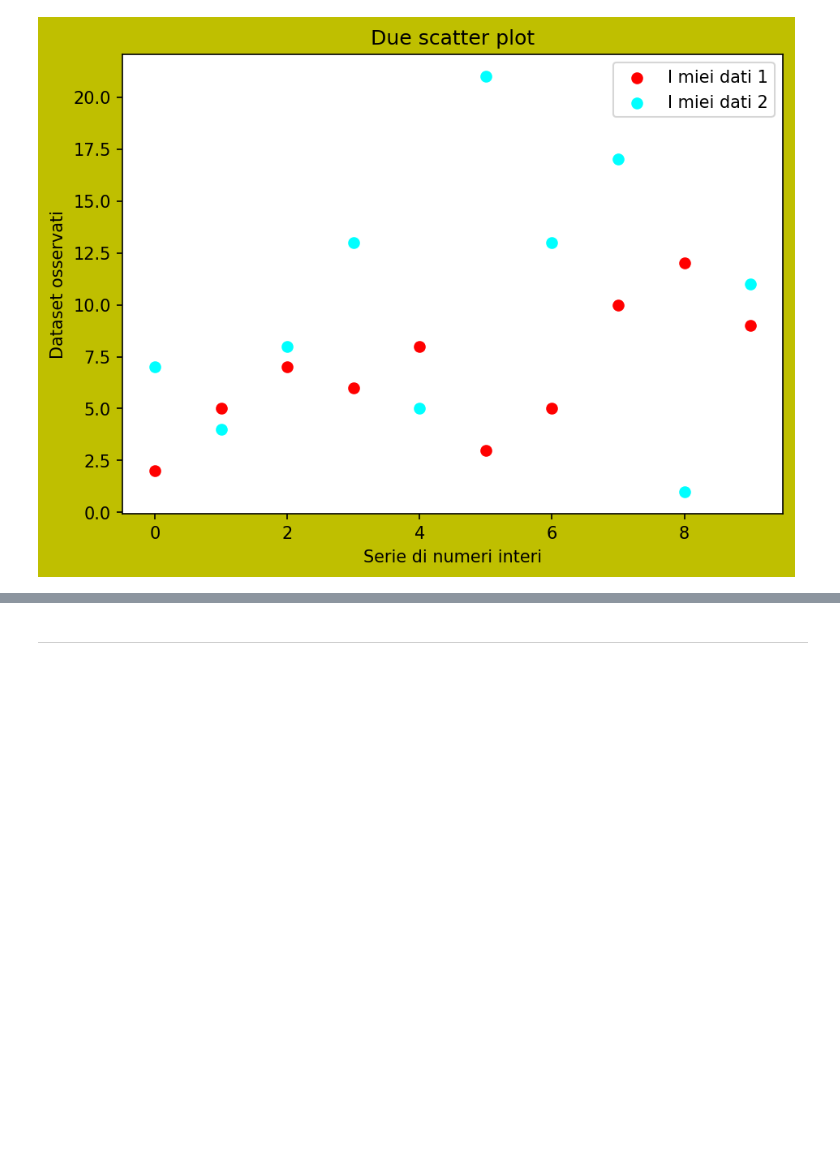
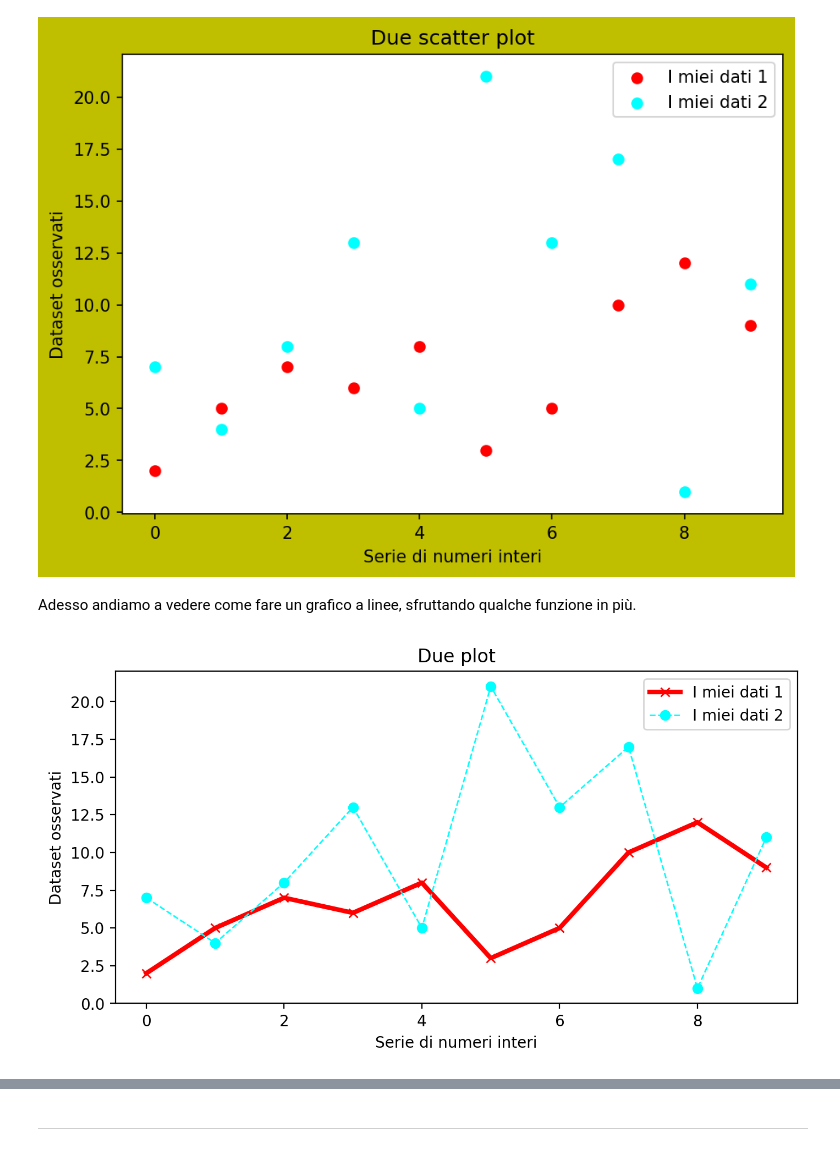
Before and after one commit to simonelucchesi/Python_room, a Jupyter notebook: Notebooks/Python room 2 .ipynb, the cells around one changed output, grey strips where cells are left out. Drawn from its saved outputs; the diff is of its cells as text; code cells hidden in the pictures; blank space fills up the shorter version.

```diff
--- a/Notebooks/Python room 2 .ipynb
+++ b/Notebooks/Python room 2 .ipynb
@@ -1026,3 +1036,48 @@ plt.legend()
 plt.show()
 # %% [output]
 [figure]
+# %% [markdown]
+Adesso andiamo a vedere come fare un grafico a linee, sfruttando qualche funzione in più.
+# %%
+esempio_dati1=[2,5,7,6,8,3,5,10,12,9]
+esempio_dati2=[7,4,8,13,5,21,13,17,1,11]
+
+#Plotting del primo set di dati
+
+fig =plt.figure(figsize=(8,4),dpi=200,facecolor='w')
+
+plt.plot(range(len(esempio_dati1)),   #questo è il numero di dati che abbiamo
+          esempio_dati1,               #questi sono i nostri dati rappresentati sull'asse x
+          label = "I miei dati 1",       #etichetta dei nostri dati
+          color ='red',                 #colore dei nostri puntini
+          marker="x",                  #simbolo da mettere al posto dei puntini
+          linestyle="-",               #stile linea
+          linewidth=3)                 #spessore linea
+
+
+#Plotting del secondo set di dati nel medesimo canvas
+
+plt.plot(range(len(esempio_dati2)),  #questo è il numero di dati che abbiamo
+         esempio_dati2,              #questi sono i nostri dati rappresentati sull'asse x
+         label="I miei dati 2",      #etichetta dei nostri dati
+         color='cyan',               #colore dei nostri puntini
+         marker="o",
+         linestyle="--",
+         linewidth=1)
+
+#Denominazione degli assi
+
+plt.xlabel("Serie di numeri interi")
+plt.ylabel("Dataset osservati")
+
+#Titolo del grafico
+plt.title("Due plot")
+
+#Usiamo la funzione legend affichè venga rappresentata anche la leggenda,
+plt.legend()
+
+#Istruzione che dice a Python di generare il grafico e pulisce l’oggetto plt per renderlo pronto
+#a disegnare un nuovo grafico
+plt.show()
+# %% [output]
+[figure, added]
```
Also changed, not shown: parts of 4 cells of this notebook.
